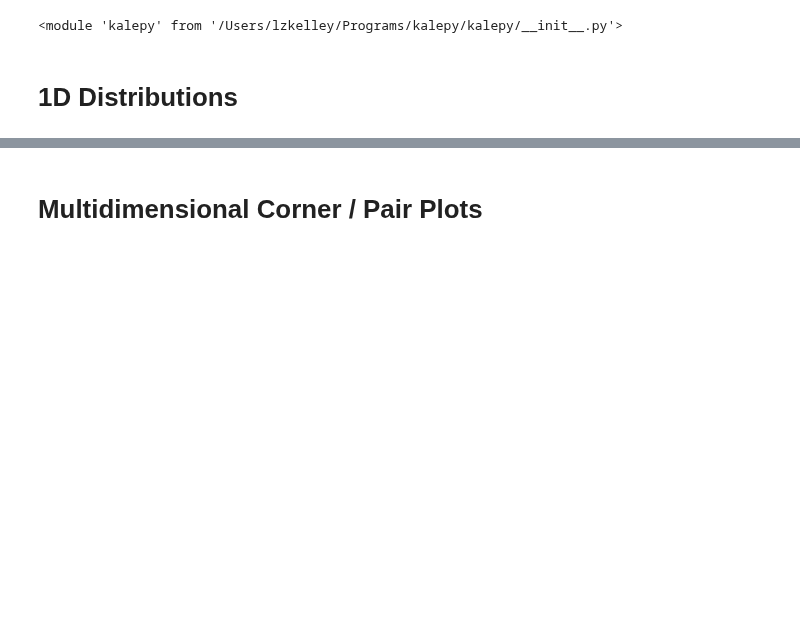
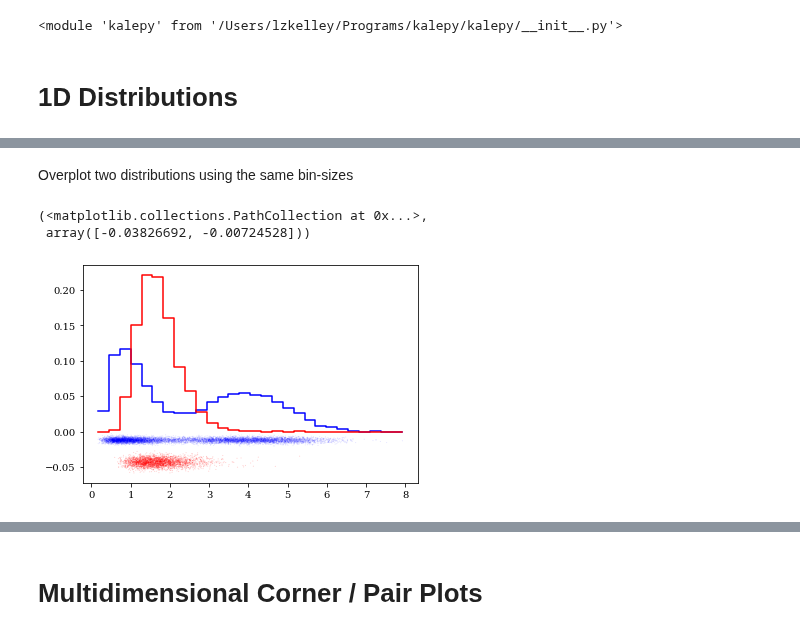
Before and after one commit to lzkelley/kalepy, a Jupyter notebook: notebooks/plotting.ipynb, the cells around one changed output, grey strips where cells are left out. Saved outputs shown, nothing was run; the diff lists cells and outputs as text; code cells hidden in the pictures; blank space fills up the shorter version.

```diff
--- a/notebooks/plotting.ipynb
+++ b/notebooks/plotting.ipynb
@@ -51,0 +65,24 @@ reload(kale)
+# %% [markdown]
+Overplot two distributions using the same bin-sizes
+# %%
+# Generate randomish data
+data1, _ = kale.utils._random_data_1d_01()
+data2 = np.random.lognormal(0.5, 0.3, size=data1.size//3)
+
+kw = dict(
+    probability=True,    # normalize so that the sum of all bins is unity
+)
+
+# Plot first dataset in blue and store bin-edges
+_, edges, _ = kale.plot.hist1d(data1, color='b', **kw)
+# Add carpet plot
+kale.plot.carpet(data1, color='b')
+
+# Plot second dataset in red using previous bin-edges
+kale.plot.hist1d(data2, edges=edges, color='r', **kw)
+# Add carpet plot, and shift it downwards
+kale.plot.carpet(data2, color='r', shift=-0.02)
+# %% [output]
+(<matplotlib.collections.PathCollection at 0x...>,
+ array([-0.03826692, -0.00724528]))
+[figure, added]
```
Also changed, not shown: parts of 35 cells of this notebook, 1 other file.
